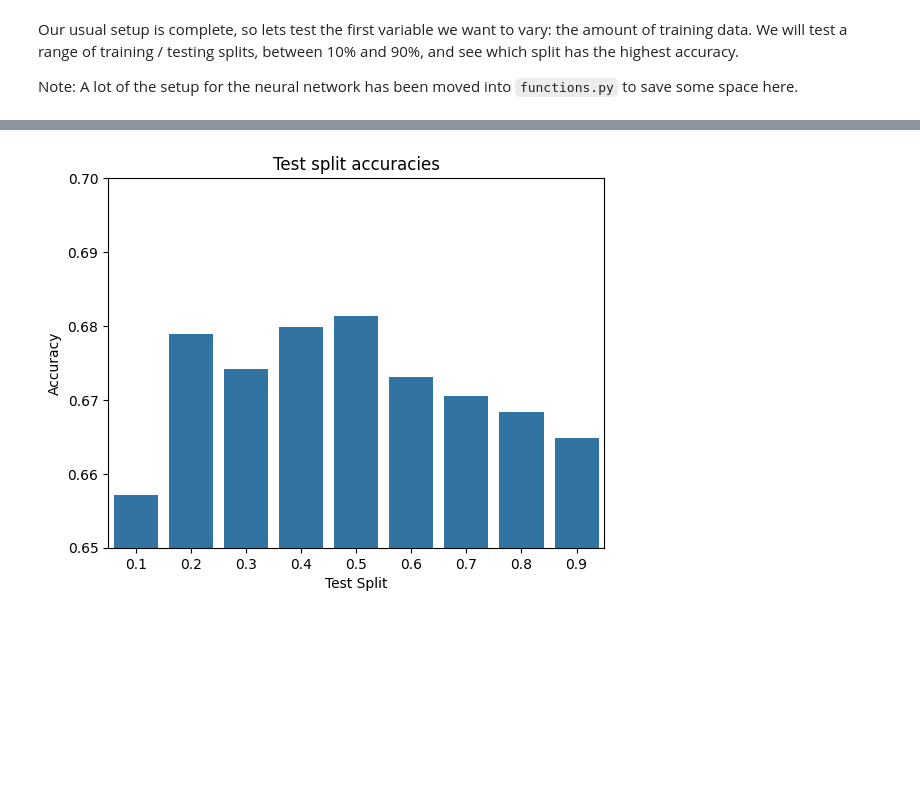
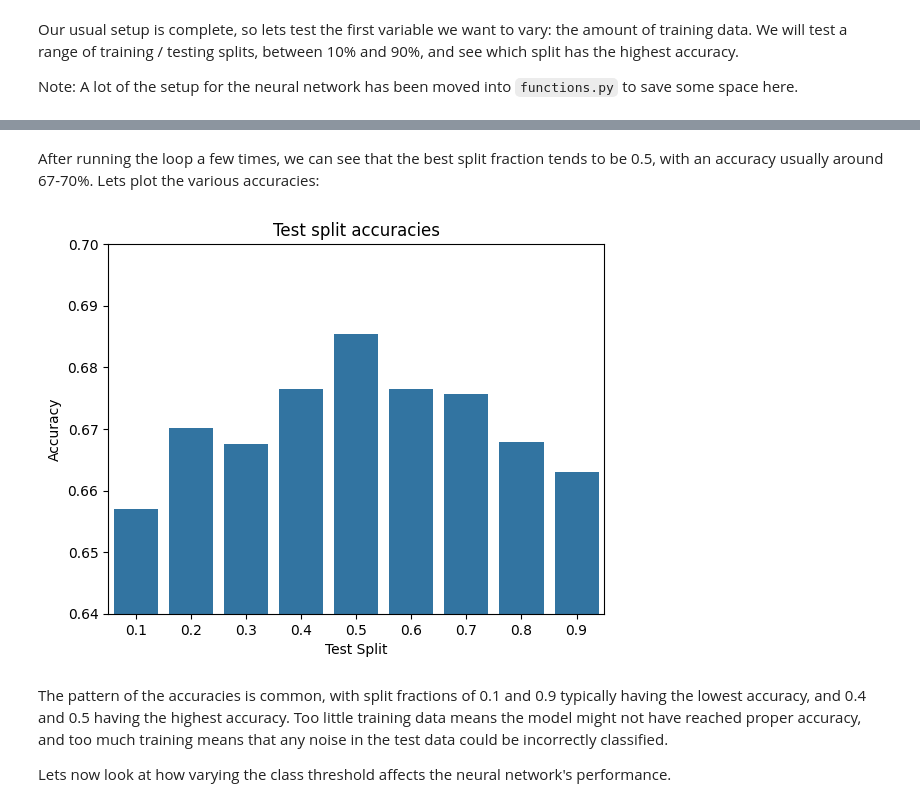
Before and after one commit to GHancock1/Coursework-2, a Jupyter notebook: py/Q3_folder/q3.ipynb, the cells around one changed output, grey strips where cells are left out. Drawn from its saved outputs; the diff is of its cells as text; code cells hidden in the pictures; blank space fills up the shorter version.

```diff
--- a/py/Q3_folder/q3.ipynb
+++ b/py/Q3_folder/q3.ipynb
@@ -77,14 +77,20 @@ Best test size: 0.4, with accuracy: 0.6770963704630788
+# %% [markdown]
+After running the loop a few times, we can see that the best split fraction tends to be 0.5, with an accuracy usually around 67-70%. Lets plot the various accuracies:
 # %%
 # plotting accuracy for each test size
 plt.figure()
-plt.ylim(0.65,0.7)
+plt.ylim(0.64,0.7)
 sns.barplot(x=test_list[:, 0], y=test_list[:, 1])
 plt.xlabel("Test Split")
 plt.ylabel("Accuracy")
 plt.title("Test split accuracies")
 plt.show()
 # %% [output]
-[figure, old version]
+[figure, new version]
+# %% [markdown]
+The pattern of the accuracies is common, with split fractions of 0.1 and 0.9 typically having the lowest accuracy, and 0.4 and 0.5 having the highest accuracy. Too little training data means the model might not have reached proper accuracy, and too much training means that any noise in the test data could be incorrectly classified.
+
+Lets now look at how varying the class threshold affects the neural network's performance.
 # %%
 thresholds = [-0.75, -0.5, -0.25, 0.0, 0.25, 0.5, 0.75]
 
```
Also changed, not shown: parts of 8 cells of this notebook.
